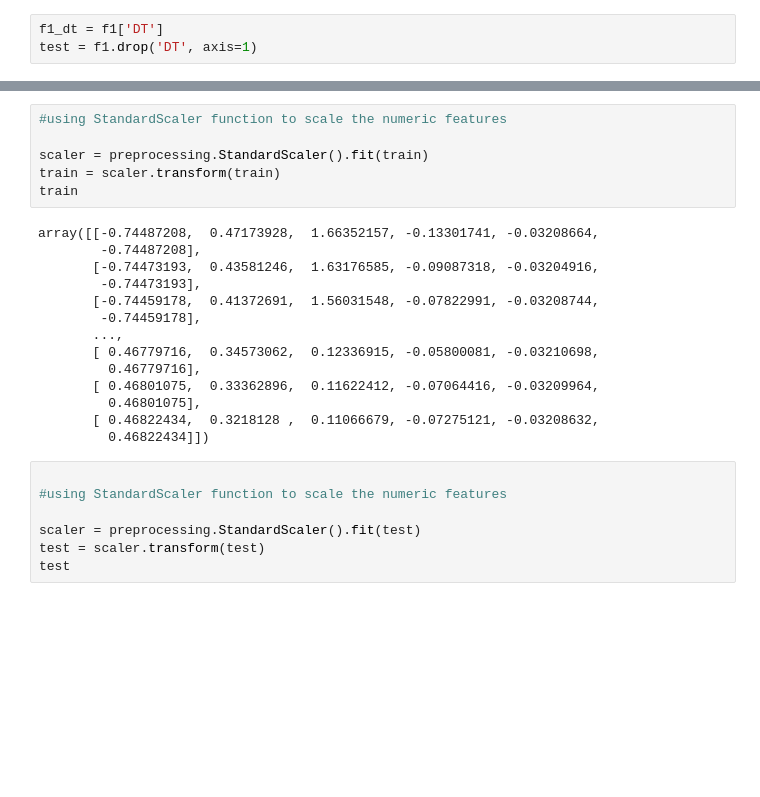
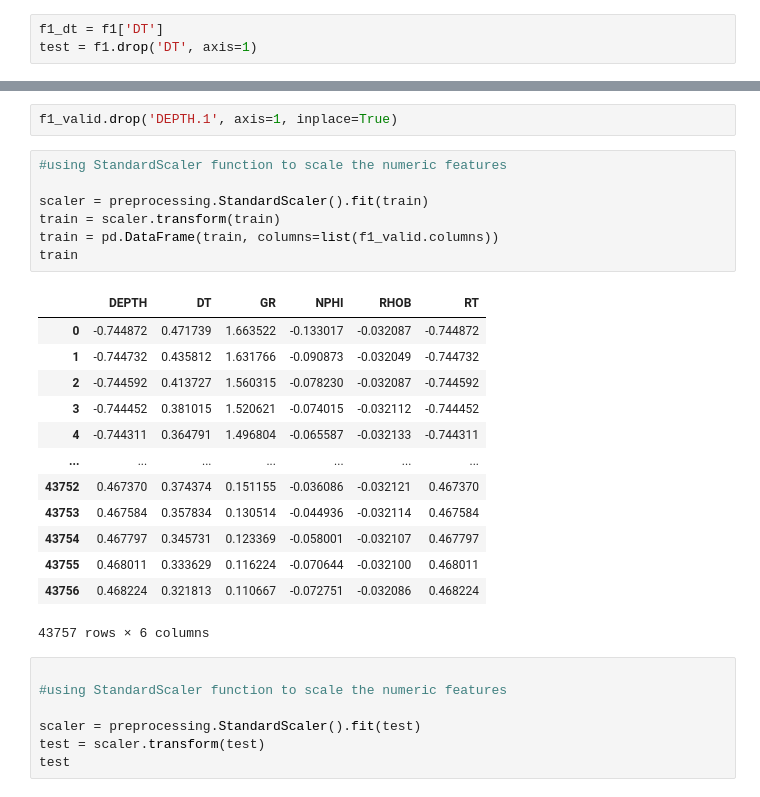
Before and after one commit to olawaleibrahim/PETROPHYSICAL-INTERPRETATION, a Jupyter notebook: RESEARCH.ipynb, the cells around one changed output, grey strips where cells are left out. Cells and saved outputs as stored; diff of their text form; blank space fills up the shorter version.

```diff
--- a/RESEARCH.ipynb
+++ b/RESEARCH.ipynb
@@ -504,23 +514,26 @@ test = f1.drop('DT', axis=1)
+# %%
+f1_valid.drop('DEPTH.1', axis=1, inplace=True)
 # %%
 #using StandardScaler function to scale the numeric features
 
 scaler = preprocessing.StandardScaler().fit(train)
 train = scaler.transform(train)
+train = pd.DataFrame(train, columns=list(f1_valid.columns))
 train
 # %% [output]
+|  | DEPTH | DT | GR | NPHI | RHOB | RT |
+| 0 | -0.744872 | 0.471739 | 1.663522 | -0.133017 | -0.032087 | -0.744872 |
+| 1 | -0.744732 | 0.435812 | 1.631766 | -0.090873 | -0.032049 | -0.744732 |
+| 2 | -0.744592 | 0.413727 | 1.560315 | -0.078230 | -0.032087 | -0.744592 |
+| 3 | -0.744452 | 0.381015 | 1.520621 | -0.074015 | -0.032112 | -0.744452 |
+| 4 | -0.744311 | 0.364791 | 1.496804 | -0.065587 | -0.032133 | -0.744311 |
+| ... | ... | ... | ... | ... | ... | ... |
+| 43752 | 0.467370 | 0.374374 | 0.151155 | -0.036086 | -0.032121 | 0.467370 |
+| 43753 | 0.467584 | 0.357834 | 0.130514 | -0.044936 | -0.032114 | 0.467584 |
+| 43754 | 0.467797 | 0.345731 | 0.123369 | -0.058001 | -0.032107 | 0.467797 |
+| 43755 | 0.468011 | 0.333629 | 0.116224 | -0.070644 | -0.032100 | 0.468011 |
+| 43756 | 0.468224 | 0.321813 | 0.110667 | -0.072751 | -0.032086 | 0.468224 |
-array([[-0.74487208,  0.47173928,  1.66352157, -0.13301741, -0.03208664,
-        -0.74487208],
-       [-0.74473193,  0.43581246,  1.63176585, -0.09087318, -0.03204916,
-        -0.74473193],
-       [-0.74459178,  0.41372691,  1.56031548, -0.07822991, -0.03208744,
-        -0.74459178],
-       ...,
-       [ 0.46779716,  0.34573062,  0.12336915, -0.05800081, -0.03210698,
-         0.46779716],
-       [ 0.46801075,  0.33362896,  0.11622412, -0.07064416, -0.03209964,
-         0.46801075],
-       [ 0.46822434,  0.3218128 ,  0.11066679, -0.07275121, -0.03208632,
-         0.46822434]])
+43757 rows × 6 columns
 # %%
 
 #using StandardScaler function to scale the numeric features
```
Also changed, not shown: parts of 12 cells of this notebook.
